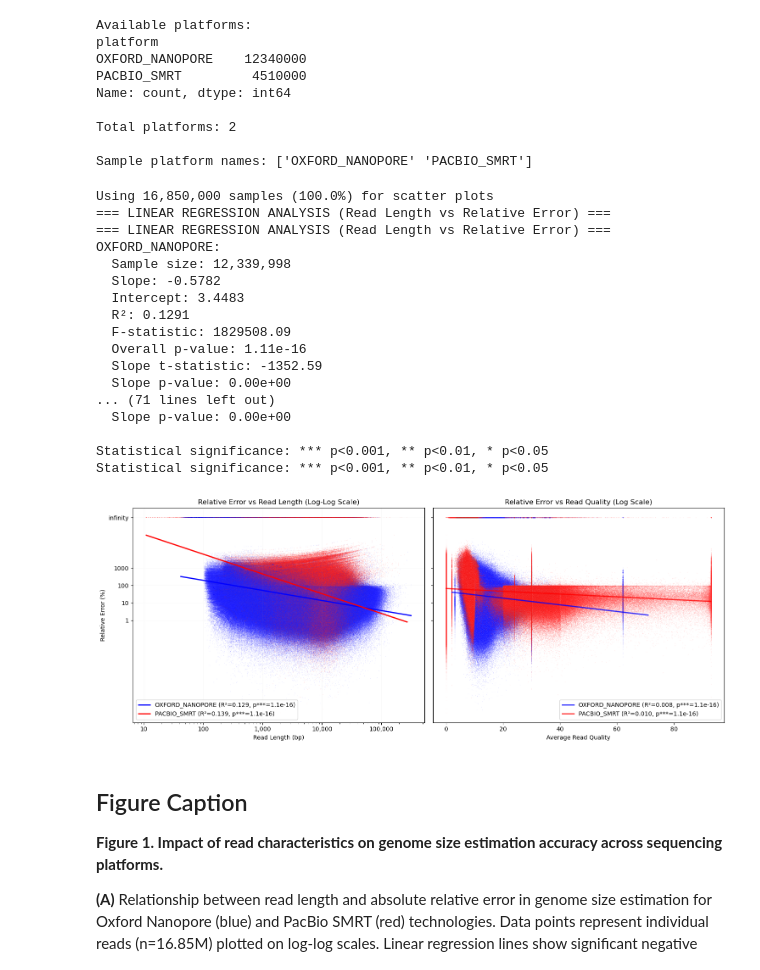
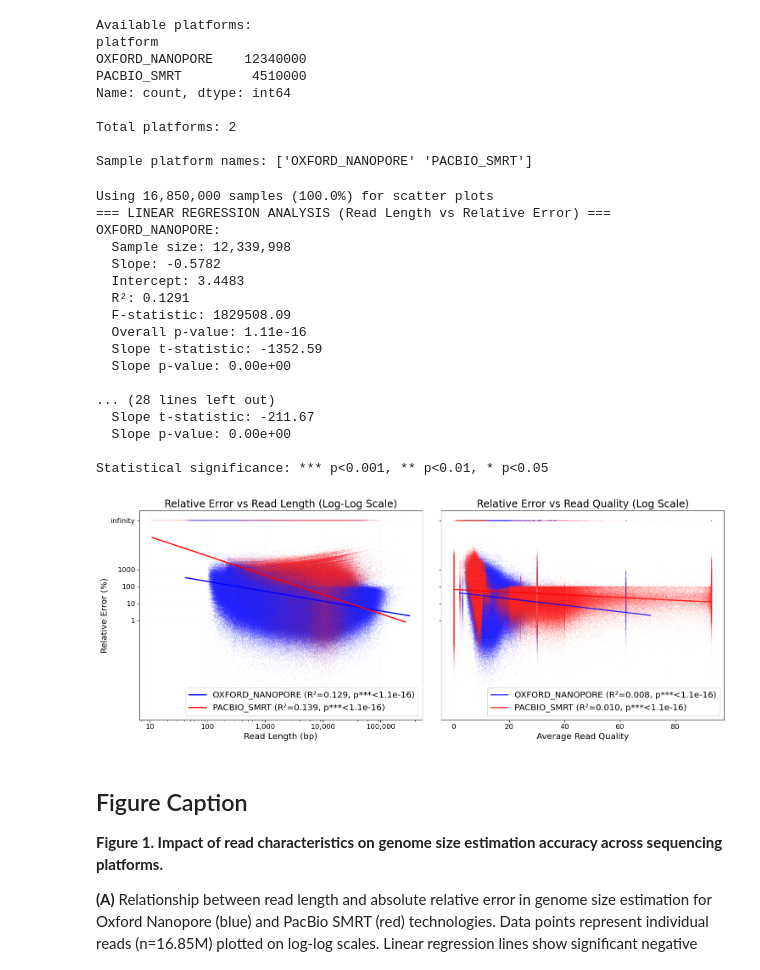
Before and after one commit to mbhall88/lrge, a Jupyter notebook: paper/notebooks/impact_of_read_len_and_qual_on_accuracy.ipynb, the cells around one changed output. Saved outputs shown, nothing was run; the diff lists cells and outputs as text; code cells hidden in the pictures.

Commit message:
chore(paper): increase font size for some supplement figures

```diff
--- a/paper/notebooks/impact_of_read_len_and_qual_on_accuracy.ipynb
+++ b/paper/notebooks/impact_of_read_len_and_qual_on_accuracy.ipynb
@@ -162,12 +162,13 @@ sns.scatterplot(
     legend=False  # We'll add legend with regression lines
 )
 
-ax1.set_xlabel('Read Length (bp)')
-ax1.set_ylabel('Relative Error (%)')
-ax1.set_title('Relative Error vs Read Length (Log-Log Scale)')
+ax1.set_xlabel('Read Length (bp)', fontsize="x-large")
+ax1.set_ylabel('Relative Error (%)', fontsize="x-large")
+ax1.set_title('Relative Error vs Read Length (Log-Log Scale)', fontsize="xx-large")
 ax1.set_yscale('log')
 ax1.set_xscale('log')
 ax1.grid(True, alpha=0.05)
+ax1.tick_params(axis='both', which='major', labelsize="large")
 
 # Add linear regression lines for each platform (in log-log space)
 # Use full dataset for regression for better statistical power
@@ -231,7 +232,7 @@ for platform in df['platform'].unique():
                 color=platform_colors[platform],
                 linewidth=2,
                 linestyle='-',
-                label=f'{platform} (R²={r_squared:.3f}, p{sig_indicator}={p_value:.1e})')
+                label=f'{platform} (R²={r_squared:.3f}, p{sig_indicator}<{p_value:.1e})')
 
 # Add infinity label to the specific tick where we placed infinity values
 from matplotlib.ticker import FixedLocator, FixedFormatter
@@ -255,7 +256,7 @@ for tick in new_yticks:
     else:
         ytick_labels.append(tick)
 
-ax1.legend()
+ax1.legend(fontsize="x-large", loc="lower right")
 
 # Plot 2: Absolute Relative Error vs Read Quality (log scale) by Platform
 import seaborn as sns
@@ -269,10 +270,11 @@ for platform in sample_nonzero['platform'].unique():
     sns.scatterplot(data=platform_data, x='read_quality', y='relative_error',
                    color=platform_colors[platform], alpha=0.1, s=1, ax=ax2)
 
-ax2.set_xlabel('Average Read Quality')
-ax2.set_ylabel('Absolute Relative Error')
-ax2.set_title('Relative Error vs Read Quality (Log Scale)')
+ax2.set_xlabel('Average Read Quality', fontsize="x-large")
+ax2.set_ylabel('Absolute Relative Error', fontsize="x-large")
+ax2.set_title('Relative Error vs Read Quality (Log Scale)', fontsize="xx-large")
 ax2.set_yscale('log')
+ax2.tick_params(axis='both', which='major', labelsize="large")
 
 # Apply same custom y-axis ticks as plot 1
 ax2.set_yticks(new_yticks)
@@ -327,36 +329,36 @@ for platform in df['platform'].unique():
         sig_indicator = "***" if p_value < 0.001 else "**" if p_value < 0.01 else "*" if p_value < 0.05 else ""
 
         # Plot regression line
         ax2.plot(x_range, 10**y_pred, '-', color=platform_colors[platform], linewidth=2, alpha=0.8,
-                label=f'{platform} (R²={r_squared:.3f}, p{sig_indicator}={p_value:.1e})')
+                label=f'{platform} (R²={r_squared:.3f}, p{sig_indicator}<{p_value:.1e})')
 
-ax2.legend()
+ax2.legend(fontsize="x-large", loc="lower right")
 
 # Add statistical significance legend
 print("Statistical significance: *** p<0.001, ** p<0.01, * p<0.05")
 
 ax1_xticks = [10, 100, 1000, 10000, 100000]
 ax1.set_xticks(ax1_xticks)
 ax1.set_xticklabels([f'{x:,}' for x in ax1_xticks])
 
 plt.tight_layout()
 plt.show()
 # %% [output]
 Using 16,850,000 samples (100.0%) for scatter plots
-=== LINEAR REGRESSION ANALYSIS (Read Length vs Relative Error) ===
 === LINEAR REGRESSION ANALYSIS (Read Length vs Relative Error) ===
 OXFORD_NANOPORE:
   Sample size: 12,339,998
   Slope: -0.5782
   Intercept: 3.4483
   R²: 0.1291
   F-statistic: 1829508.09
   Overall p-value: 1.11e-16
   Slope t-statistic: -1352.59
   Slope p-value: 0.00e+00
-... (71 lines left out)
+
+... (28 lines left out)
+  Slope t-statistic: -211.67
   Slope p-value: 0.00e+00
 
 Statistical significance: *** p<0.001, ** p<0.01, * p<0.05
-Statistical significance: *** p<0.001, ** p<0.01, * p<0.05
-[figure, old version]
+[figure, new version]
```
Also changed, not shown: parts of 3 cells of this notebook, 2 other files.
